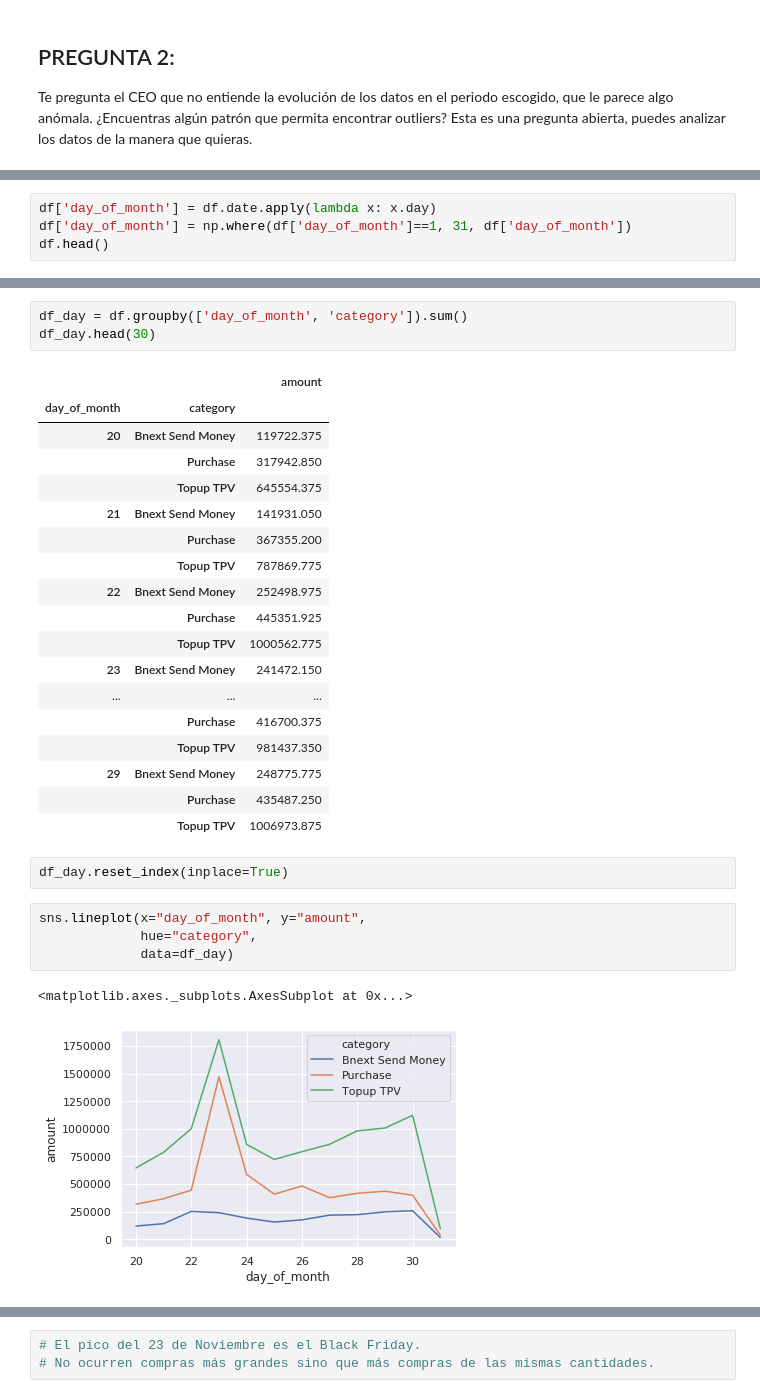
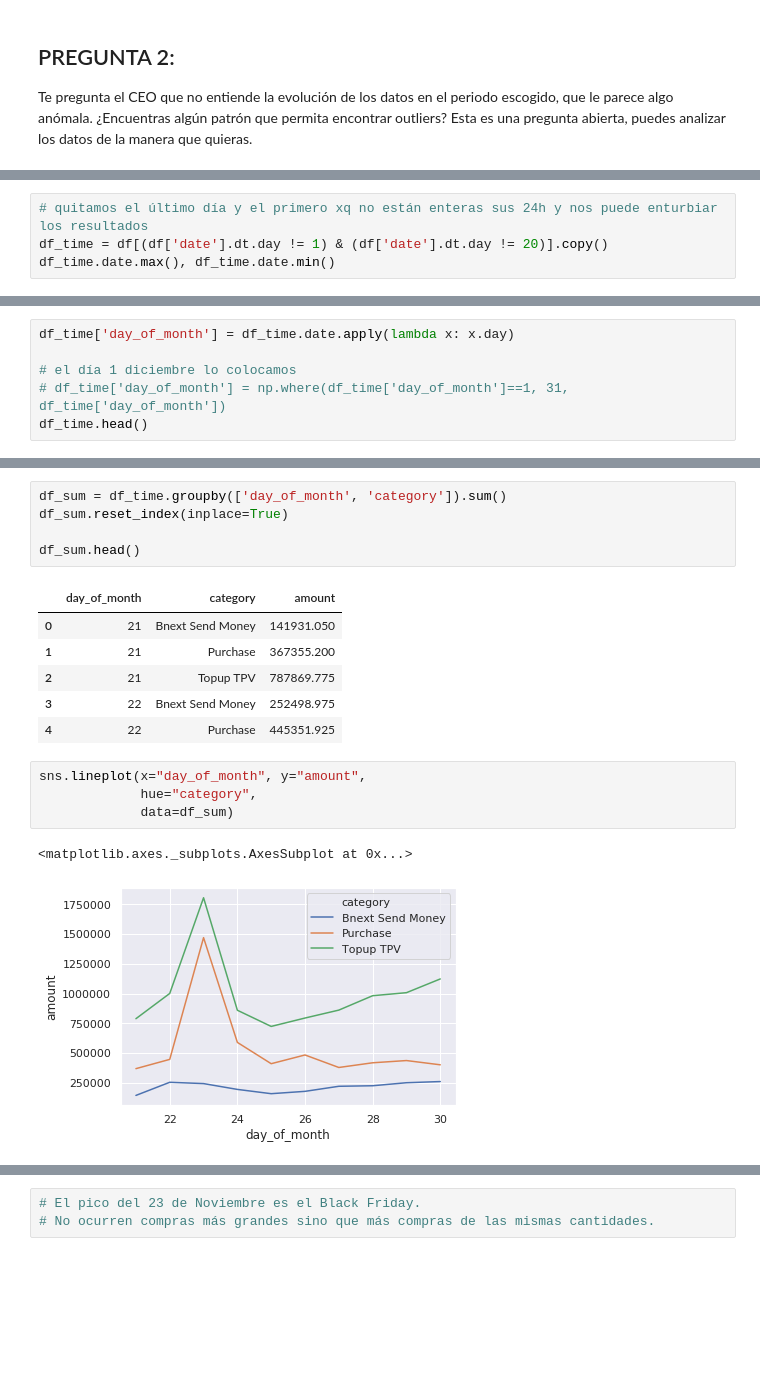
Before and after one commit to albertogcmr/fintech-technical-test, a Jupyter notebook: main.ipynb, the cells around one changed output, grey strips where cells are left out. Drawn from its saved outputs; the diff is of its cells as text; blank space fills up the shorter version.

```diff
--- a/main.ipynb
+++ b/main.ipynb
@@ -117,0 +162,4 @@ Te pregunta el CEO que no entiende la evolución de los datos en el periodo esco
+# %%
+# quitamos el último día y el primero xq no están enteras sus 24h y nos puede enturbiar los resultados
+df_time = df[(df['date'].dt.day != 1) & (df['date'].dt.day != 20)].copy()
+df_time.date.max(), df_time.date.min()
@@ -134,6 +172,8 @@ sns.lineplot(x="date", y="amount",
 # %%
-df['day_of_month'] = df.date.apply(lambda x: x.day)
-df['day_of_month'] = np.where(df['day_of_month']==1, 31, df['day_of_month'])
-df.head()
+df_time['day_of_month'] = df_time.date.apply(lambda x: x.day)
+
+# el día 1 diciembre lo colocamos
+# df_time['day_of_month'] = np.where(df_time['day_of_month']==1, 31, df_time['day_of_month'])
+df_time.head()
 # %% [output]
 |  | user_id | amount | category | date | day_of_month |
@@ -145,31 +185,19 @@ df.head()
 # %%
-df_day = df.groupby(['day_of_month', 'category']).sum()
-df_day.head(30)
+df_sum = df_time.groupby(['day_of_month', 'category']).sum()
+df_sum.reset_index(inplace=True)
+
+df_sum.head()
 # %% [output]
-|  |  | amount |
-| day_of_month | category |  |
-| 20 | Bnext Send Money | 119722.375 |
-|  | Purchase | 317942.850 |
-|  | Topup TPV | 645554.375 |
-| 21 | Bnext Send Money | 141931.050 |
-|  | Purchase | 367355.200 |
-|  | Topup TPV | 787869.775 |
-| 22 | Bnext Send Money | 252498.975 |
-|  | Purchase | 445351.925 |
-|  | Topup TPV | 1000562.775 |
-| 23 | Bnext Send Money | 241472.150 |
-| ... | ... | ... |
-|  | Purchase | 416700.375 |
-|  | Topup TPV | 981437.350 |
-| 29 | Bnext Send Money | 248775.775 |
-|  | Purchase | 435487.250 |
-|  | Topup TPV | 1006973.875 |
+|  | day_of_month | category | amount |
+| 0 | 21 | Bnext Send Money | 141931.050 |
+| 1 | 21 | Purchase | 367355.200 |
+| 2 | 21 | Topup TPV | 787869.775 |
+| 3 | 22 | Bnext Send Money | 252498.975 |
+| 4 | 22 | Purchase | 445351.925 |
-# %%
-df_day.reset_index(inplace=True)
 # %%
 sns.lineplot(x="day_of_month", y="amount",
              hue="category",
-             data=df_day)
+             data=df_sum)
 # %% [output]
 <matplotlib.axes._subplots.AxesSubplot at 0x...>
-[figure, old version]
+[figure, new version]
```
Also changed, not shown: parts of 22 cells of this notebook.
